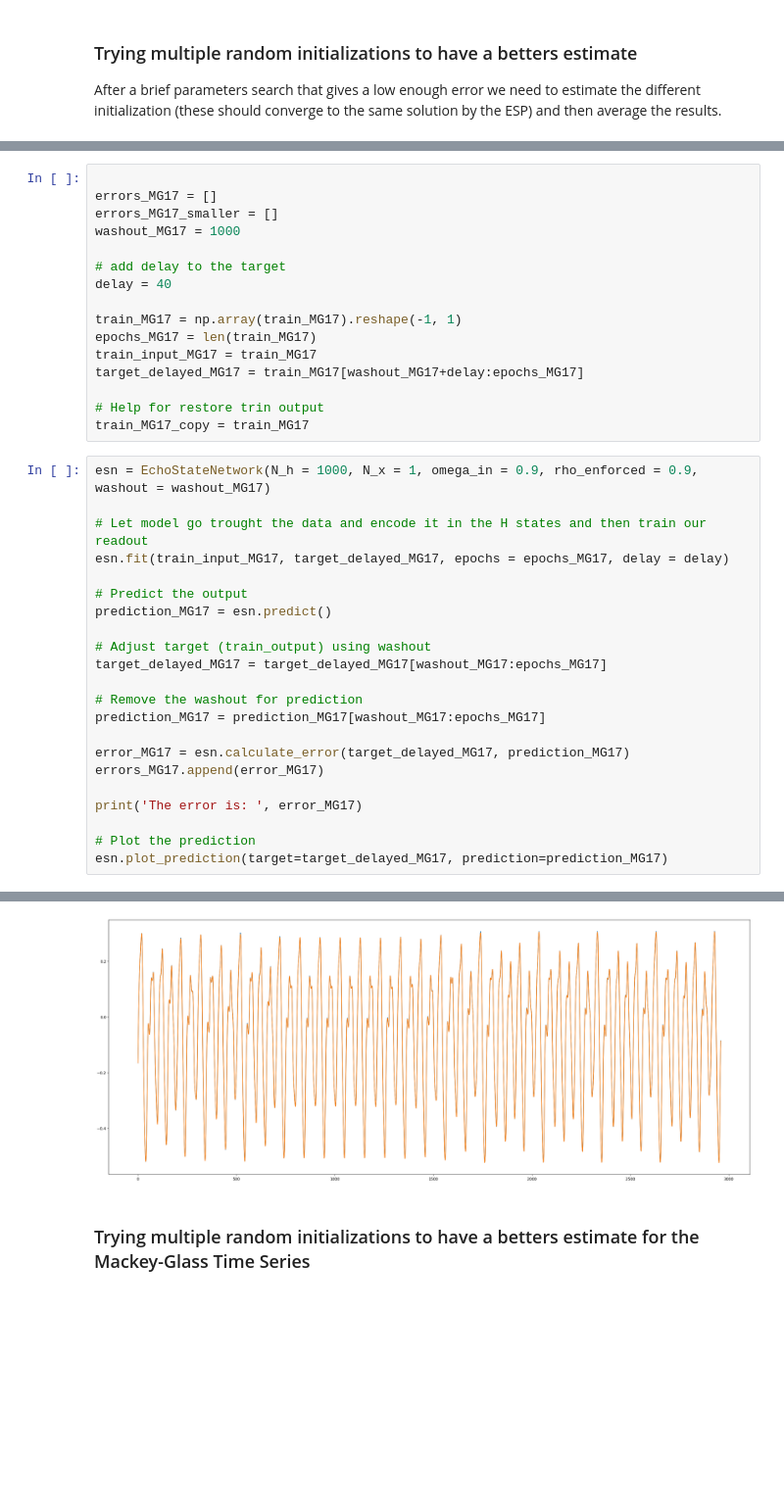
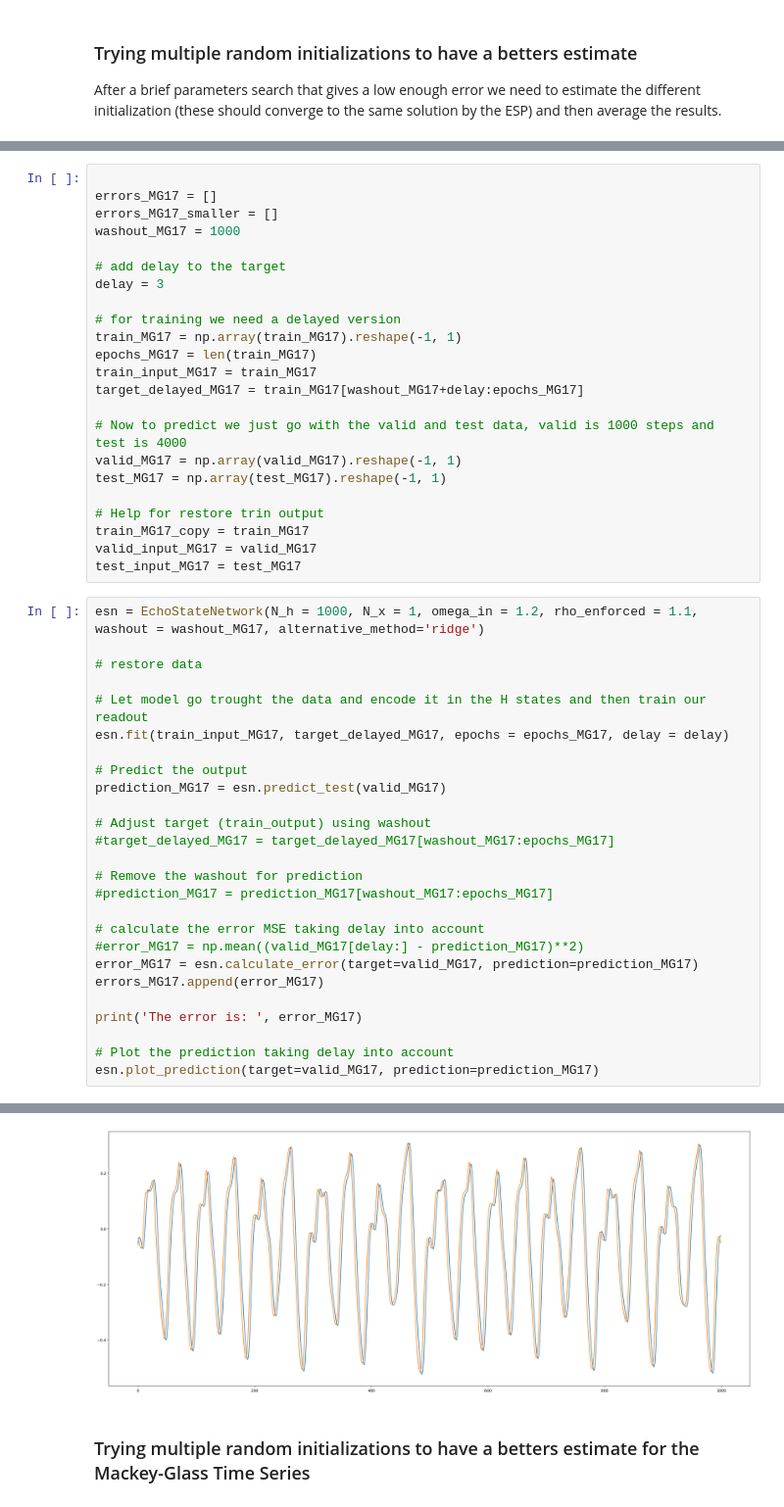
Before and after one commit to U-n-Own/UniversityNotes, a Jupyter notebook: Assignments/ComputationalNeuroscience/ThirdAssignment/EchoStateNetworks.ipynb, the cells around one changed output, grey strips where cells are left out. Shown at 98% size. Drawn from its saved outputs; the diff is of its cells as text; blank space fills up the shorter version.

Commit message:
revisited EchoStateNet and now is working properly

```diff
--- a/Assignments/ComputationalNeuroscience/ThirdAssignment/EchoStateNetworks.ipynb
+++ b/Assignments/ComputationalNeuroscience/ThirdAssignment/EchoStateNetworks.ipynb
@@ -277,35 +222,46 @@ errors_MG17_smaller = []
 washout_MG17 = 1000
 
 # add delay to the target
-delay = 40
+delay = 3
 
+# for training we need a delayed version
 train_MG17 = np.array(train_MG17).reshape(-1, 1)
 epochs_MG17 = len(train_MG17)
 train_input_MG17 = train_MG17
 target_delayed_MG17 = train_MG17[washout_MG17+delay:epochs_MG17]
 
+# Now to predict we just go with the valid and test data, valid is 1000 steps and test is 4000
+valid_MG17 = np.array(valid_MG17).reshape(-1, 1)
+test_MG17 = np.array(test_MG17).reshape(-1, 1)
+
 # Help for restore trin output
 train_MG17_copy = train_MG17
+valid_input_MG17 = valid_MG17
+test_input_MG17 = test_MG17
 # %%
-esn = EchoStateNetwork(N_h = 1000, N_x = 1, omega_in = 0.9, rho_enforced = 0.9, washout = washout_MG17)
+esn = EchoStateNetwork(N_h = 1000, N_x = 1, omega_in = 1.2, rho_enforced = 1.1, washout = washout_MG17, alternative_method='ridge')
+
+# restore data
 
 # Let model go trought the data and encode it in the H states and then train our readout
 esn.fit(train_input_MG17, target_delayed_MG17, epochs = epochs_MG17, delay = delay)
 
 # Predict the output
-prediction_MG17 = esn.predict()
+prediction_MG17 = esn.predict_test(valid_MG17)
 
 # Adjust target (train_output) using washout
-target_delayed_MG17 = target_delayed_MG17[washout_MG17:epochs_MG17]
+#target_delayed_MG17 = target_delayed_MG17[washout_MG17:epochs_MG17]
 
 # Remove the washout for prediction
-prediction_MG17 = prediction_MG17[washout_MG17:epochs_MG17]
+#prediction_MG17 = prediction_MG17[washout_MG17:epochs_MG17]
 
-error_MG17 = esn.calculate_error(target_delayed_MG17, prediction_MG17)
+# calculate the error MSE taking delay into account
+#error_MG17 = np.mean((valid_MG17[delay:] - prediction_MG17)**2)
+error_MG17 = esn.calculate_error(target=valid_MG17, prediction=prediction_MG17)
 errors_MG17.append(error_MG17)
 
 print('The error is: ', error_MG17)
 
-# Plot the prediction
-esn.plot_prediction(target=target_delayed_MG17, prediction=prediction_MG17)
+# Plot the prediction taking delay into account
+esn.plot_prediction(target=valid_MG17, prediction=prediction_MG17)
 # %% [output]
@@ -313,4 +269,4 @@ The error is:  1.2158257511150148e-06
-[figure, old version]
+[figure, new version]
 # %% [markdown]
 ### Trying multiple random initializations to have a betters estimate for the Mackey-Glass Time Series
 # %%
```
Also changed, not shown: parts of 16 cells of this notebook, 1 other file.
